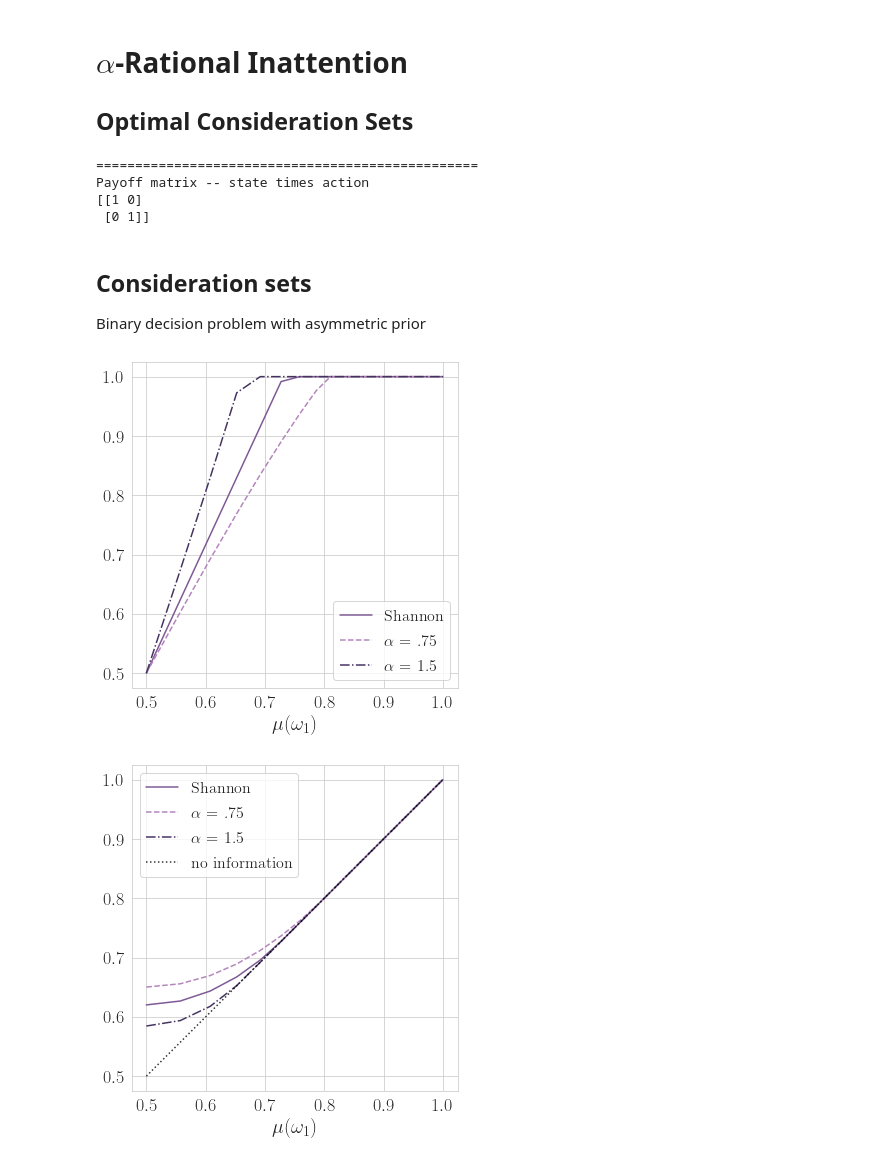
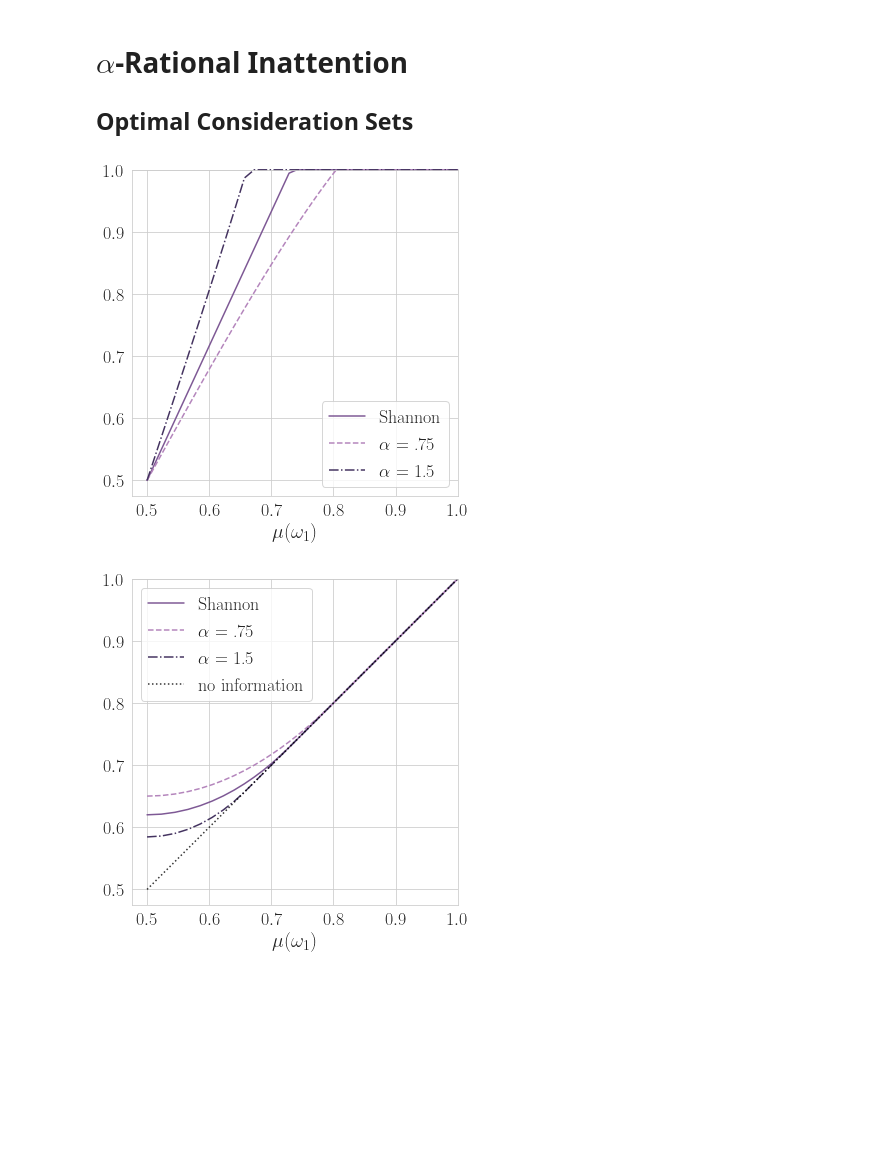
Before and after one commit to danielcsaba/alpha_RI, a Jupyter notebook: figs_consideration_sets.ipynb, the cells around one changed output. Cells and saved outputs as stored; diff of their text form; code cells hidden in the pictures; blank space fills up the shorter version.

```diff
--- a/figs_consideration_sets.ipynb
+++ b/figs_consideration_sets.ipynb
@@ -16,6 +16,7 @@ colors = sns.color_palette("ch:3,r=.2,l=.6")
 plt.rc('text', usetex=True)
 plt.rc('font', family='serif')
 plt.rcParams['axes.labelsize'] = 20
+plt.rcParams['legend.fontsize'] = 18
 plt.rcParams['xtick.labelsize'] = 18
 plt.rcParams['ytick.labelsize'] = 18
 
@@ -23,26 +24,6 @@ plt.rcParams['ytick.labelsize'] = 18
 
 # cwdir = %pwd
 # fig_dir = os.path.abspath(os.path.join(cwdir, '../figures'))
-# %%
-# Example for basic computations
-
-# Payoff-matrix -- stateXactions
-U = np.array([[1, 0], [0, 1]])
-
-print('=================================================')
-print('Payoff matrix -- state times action')
-print(U)
-
-# Initial belief over states
-mu = np.array([.5, .5])
-
-# Multiplier on cost of information
-k = 1
-# %% [output]
-=================================================
-Payoff matrix -- state times action
-[[1 0]
- [0 1]]
 # %%
 def alpha_MI(P, mu, a, k):
     """
@@ -58,8 +39,4 @@ def alpha_MI(P, mu, a, k):
 def alpha_netU(U, P, mu, a, k):
     """Net utility under alpha-mutual information costs."""
     return  np.sum((U * P * mu[:, np.newaxis])) - alpha_MI(P, mu, a, k)
-# %% [markdown]
-## Consideration sets
-
-Binary decision problem with asymmetric prior
 # %%
@@ -105,34 +77,46 @@ netU_ah.append(1)
+# %%
+priors = np.append(np.sort(1 - np.geomspace(0.05, .5, 50)), 1)
+
+muPs_Sh, netU_Sh = uncond_prob_netU(priors, U, k, 1)
+muPs_al, netU_al = uncond_prob_netU(priors, U, k, .75)
+muPs_ah, netU_ah = uncond_prob_netU(priors, U, k, 1.5)
 # %%
 fig, ax = plt.subplots(figsize=(6, 6))
 
-ax.plot(priors, muPs_Sh, label="Shannon", color=colors[2], linestyle='-')
-ax.plot(priors, muPs_al, label=r"$\alpha$ = .75", color=colors[0], linestyle='--')
-ax.plot(priors, muPs_ah, label=r"$\alpha$ = 1.5", color=colors[4], linestyle='-.')
+ax.plot(priors, muPs_Sh, label="Shannon",
+        color=colors[2], linestyle='-', clip_on=False)
+ax.plot(priors, muPs_al, label=r"$\alpha$ = .75",
+        color=colors[0], linestyle='--', clip_on=False)
+ax.plot(priors, muPs_ah, label=r"$\alpha$ = 1.5",
+        color=colors[4], linestyle='-.', clip_on=False)
 ax.set_aspect('equal')
-ax.legend(fontsize=16)
+ax.set_ylim(top=1)
+ax.set_xlim(right=1)
+ax.legend()
 ax.set(xlabel=r'$\mu(\omega_1)$')
-# ax.set_title(r'Probability of taking action $a$, $\mu P_{\mathcal{S}}(a)$',
-#              loc='left', pad=10, fontsize=18)
 
-# sns.despine()
 # plt.savefig(os.path.join(fig_dir, 'consideration_prob.pdf'), format='pdf', dpi=1200, bbox_inches='tight')
 plt.show()
 # %% [output]
-[figure, old version]
+[figure, new version]
 # %%
 fig, ax = plt.subplots(figsize=(6, 6))
 
-ax.plot(priors, netU_Sh, label="Shannon", color=colors[2], linestyle='-')
-ax.plot(priors, netU_al, label=r"$\alpha$ = .75", color=colors[0],linestyle='--')
-ax.plot(priors, netU_ah, label=r"$\alpha$ = 1.5", color=colors[4], linestyle='-.')
-ax.plot(priors, priors, label="no information", color='k', linestyle=':', alpha=.8)
+ax.plot(priors, netU_Sh, label="Shannon",
+        color=colors[2], linestyle='-')
+ax.plot(priors, netU_al, label=r"$\alpha$ = .75",
+        color=colors[0],linestyle='--')
+ax.plot(priors, netU_ah, label=r"$\alpha$ = 1.5",
+        color=colors[4], linestyle='-.')
+ax.plot(priors, priors, label="no information",
+        color='k', linestyle=':', alpha=.8)
 ax.set_aspect('equal')
-ax.legend(fontsize=16)
+ax.set_ylim(top=1)
+ax.set_xlim(right=1)
+ax.legend()
 ax.set_xlabel(r'$\mu(\omega_1)$')
-# ax.set_title(r'Expected utility net of information costs',
-#              loc='left', pad=10, fontsize=18)
 
 # plt.savefig(os.path.join(fig_dir, 'consideration_netU.pdf'), format='pdf', dpi=1200, bbox_inches='tight')
 plt.show()
 # %% [output]
-[figure, old version]
+[figure, new version]
```
Also changed, not shown: parts of 2 cells of this notebook, 2 other files.
